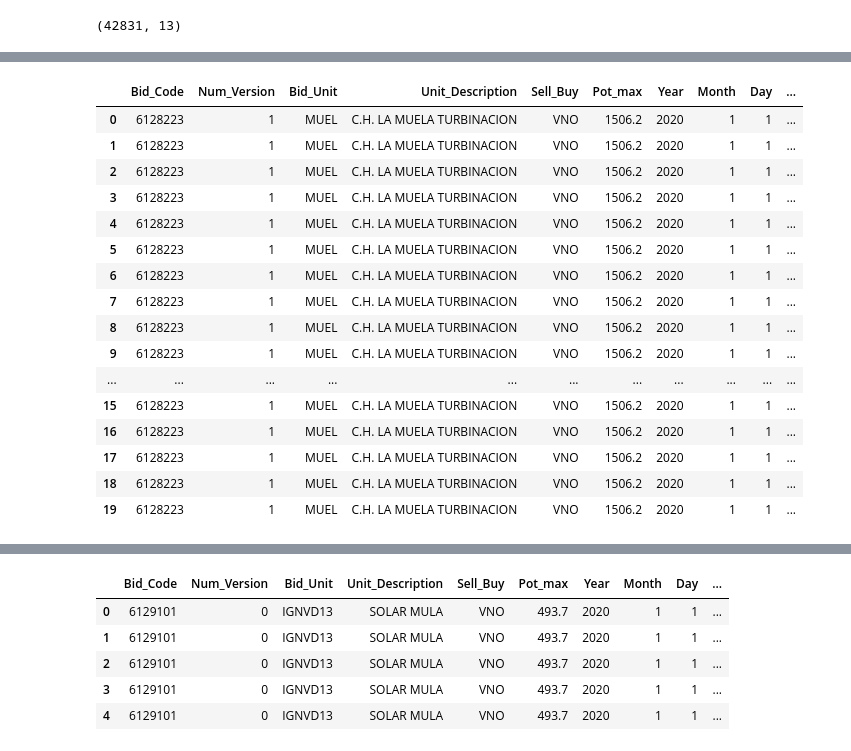
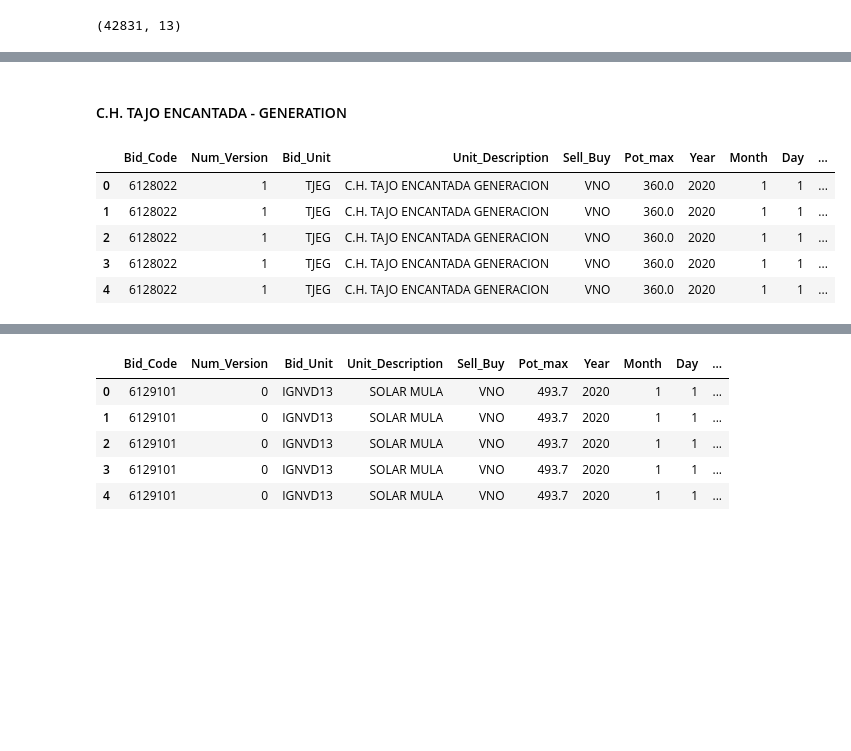
Before and after one commit to luisdelpozo/TFM, a Jupyter notebook: 02_RawData_OMIE_UNITS.ipynb, the cells around one changed output, grey strips where cells are left out. Saved outputs shown, nothing was run; the diff lists cells and outputs as text; code cells hidden in the pictures; blank space fills up the shorter version.

```diff
--- a/02_RawData_OMIE_UNITS.ipynb
+++ b/02_RawData_OMIE_UNITS.ipynb
@@ -490,25 +480,5 @@ df_MUELA.describe()
 | 50% | 6.274190e+06 | 1.000000 | 1.506200e+03 | 2020.000000 | 6.000000 | 16.000000 | 13.000000 | 7.000000 | 45.700000 | 100.000000 |
 | 75% | 6.407478e+06 | 2.000000 | 1.506200e+03 | 2020.000000 | 10.000000 | 23.000000 | 19.000000 | 11.000000 | 54.580000 | 100.000000 |
 | max | 6.555346e+06 | 5.000000 | 1.506200e+03 | 2020.000000 | 12.000000 | 31.000000 | 25.000000 | 15.000000 | 160.000000 | 1096.700000 |
-# %%
-df_MUELA.head(20)
-# %% [output]
-|  | Bid_Code | Num_Version | Bid_Unit | Unit_Description | Sell_Buy | Pot_max | Year | Month | Day | ... |
-| 0 | 6128223 | 1 | MUEL | C.H. LA MUELA TURBINACION | VNO | 1506.2 | 2020 | 1 | 1 | ... |
-| 1 | 6128223 | 1 | MUEL | C.H. LA MUELA TURBINACION | VNO | 1506.2 | 2020 | 1 | 1 | ... |
-| 2 | 6128223 | 1 | MUEL | C.H. LA MUELA TURBINACION | VNO | 1506.2 | 2020 | 1 | 1 | ... |
-| 3 | 6128223 | 1 | MUEL | C.H. LA MUELA TURBINACION | VNO | 1506.2 | 2020 | 1 | 1 | ... |
-| 4 | 6128223 | 1 | MUEL | C.H. LA MUELA TURBINACION | VNO | 1506.2 | 2020 | 1 | 1 | ... |
-| 5 | 6128223 | 1 | MUEL | C.H. LA MUELA TURBINACION | VNO | 1506.2 | 2020 | 1 | 1 | ... |
-| 6 | 6128223 | 1 | MUEL | C.H. LA MUELA TURBINACION | VNO | 1506.2 | 2020 | 1 | 1 | ... |
-| 7 | 6128223 | 1 | MUEL | C.H. LA MUELA TURBINACION | VNO | 1506.2 | 2020 | 1 | 1 | ... |
-| 8 | 6128223 | 1 | MUEL | C.H. LA MUELA TURBINACION | VNO | 1506.2 | 2020 | 1 | 1 | ... |
-| 9 | 6128223 | 1 | MUEL | C.H. LA MUELA TURBINACION | VNO | 1506.2 | 2020 | 1 | 1 | ... |
-| ... | ... | ... | ... | ... | ... | ... | ... | ... | ... | ... |
-| 15 | 6128223 | 1 | MUEL | C.H. LA MUELA TURBINACION | VNO | 1506.2 | 2020 | 1 | 1 | ... |
-| 16 | 6128223 | 1 | MUEL | C.H. LA MUELA TURBINACION | VNO | 1506.2 | 2020 | 1 | 1 | ... |
-| 17 | 6128223 | 1 | MUEL | C.H. LA MUELA TURBINACION | VNO | 1506.2 | 2020 | 1 | 1 | ... |
-| 18 | 6128223 | 1 | MUEL | C.H. LA MUELA TURBINACION | VNO | 1506.2 | 2020 | 1 | 1 | ... |
-| 19 | 6128223 | 1 | MUEL | C.H. LA MUELA TURBINACION | VNO | 1506.2 | 2020 | 1 | 1 | ... |
 # %%
 #Storing info locally
@@ -518,0 +486,2 @@ df_COFRENTES = df_sel_unit('COF1')
+# %% [markdown]
+#### C.H. TAJO ENCANTADA - GENERATION
@@ -518,0 +490,9 @@ df_COFRENTES = df_sel_unit('COF1')
+# %%
+df_TAJOENCANT.head()
+# %% [output]
+|  | Bid_Code | Num_Version | Bid_Unit | Unit_Description | Sell_Buy | Pot_max | Year | Month | Day | ... |
+| 0 | 6128022 | 1 | TJEG | C.H. TAJO ENCANTADA GENERACION | VNO | 360.0 | 2020 | 1 | 1 | ... |
+| 1 | 6128022 | 1 | TJEG | C.H. TAJO ENCANTADA GENERACION | VNO | 360.0 | 2020 | 1 | 1 | ... |
+| 2 | 6128022 | 1 | TJEG | C.H. TAJO ENCANTADA GENERACION | VNO | 360.0 | 2020 | 1 | 1 | ... |
+| 3 | 6128022 | 1 | TJEG | C.H. TAJO ENCANTADA GENERACION | VNO | 360.0 | 2020 | 1 | 1 | ... |
+| 4 | 6128022 | 1 | TJEG | C.H. TAJO ENCANTADA GENERACION | VNO | 360.0 | 2020 | 1 | 1 | ... |
```
Also changed, not shown: parts of 177 cells of this notebook, 4 other files.
